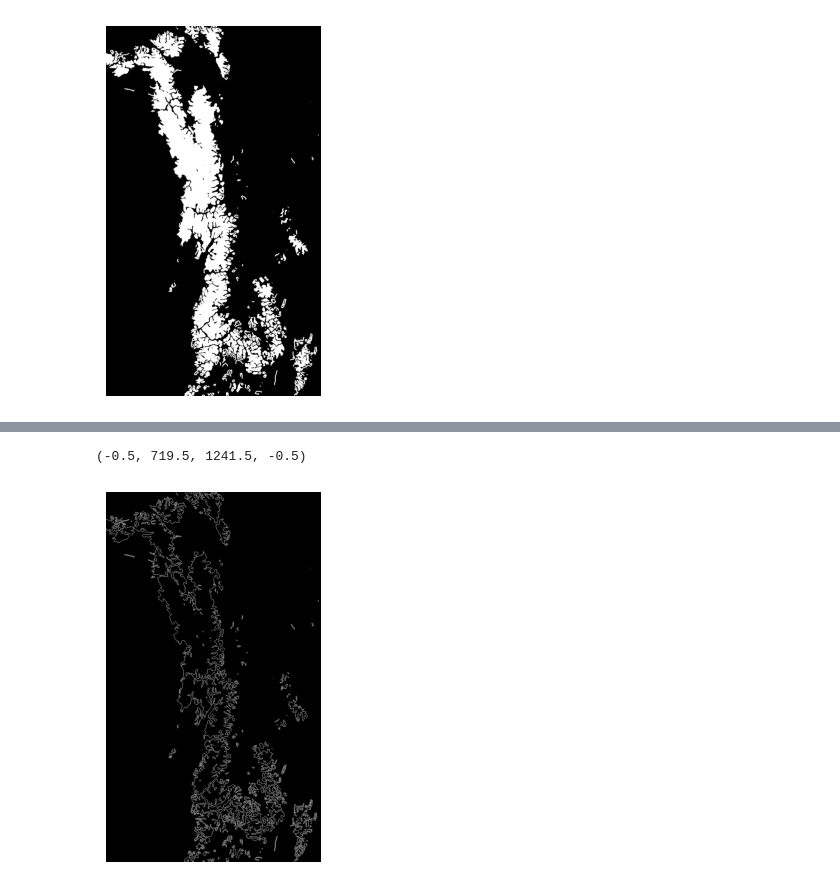
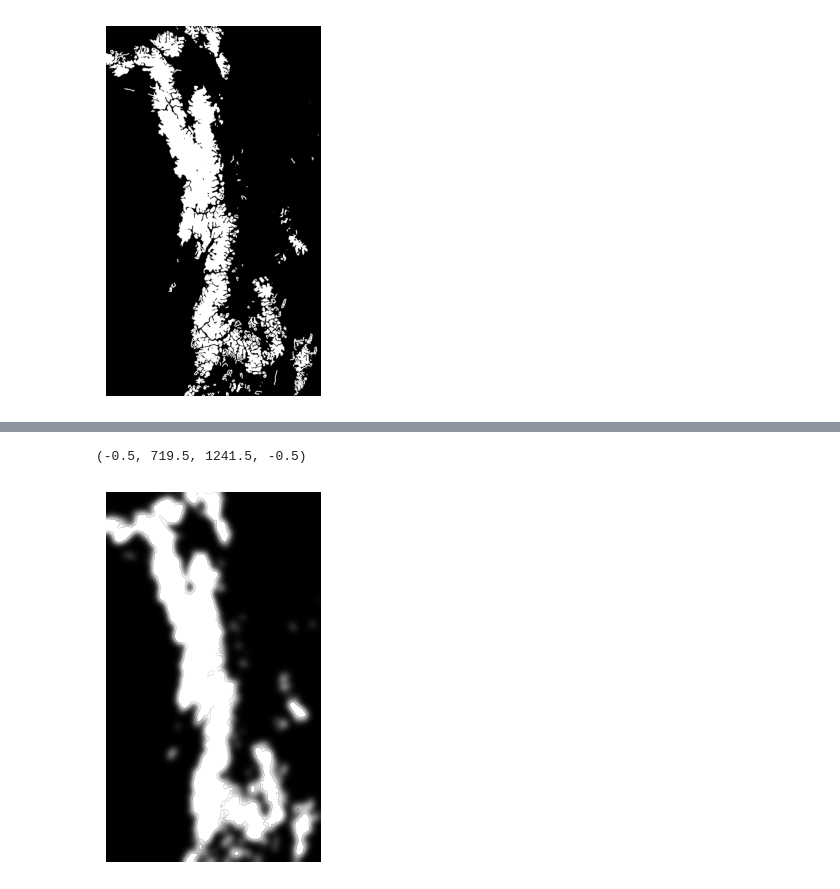
Before and after one commit to harsh125op/waterLevel, a Jupyter notebook: 1_Image_Process_V2.ipynb, the cells around one changed output, grey strips where cells are left out. Saved outputs shown, nothing was run; the diff lists cells and outputs as text; code cells hidden in the pictures.

```diff
--- a/1_Image_Process_V2.ipynb
+++ b/1_Image_Process_V2.ipynb
@@ -245,3 +245,9 @@ plt.axis('off')
 # %% [output]
 (-0.5, 719.5, 1241.5, -0.5)
 [figure]
+# %%
+Gaussian_img = cv2.GaussianBlur(added_image, (75, 75), 0)
+fig, ax = plt.subplots(figsize=(10, 5))
+ax.imshow(Gaussian_img, cmap='gray')
+ax.axis('off')
+plt.show()
@@ -247,0 +256,6 @@ plt.axis('off')
+# %%
+median_img = cv2.medianBlur(added_image, 25)
+fig, ax = plt.subplots(figsize=(10, 5))
+ax.imshow(median_img, cmap='gray')
+ax.axis('off')
+plt.show()
@@ -247,0 +264,6 @@ plt.axis('off')
+# %%
+simple_add = cv2.add(Gaussian_img, median_img)
+fig, ax = plt.subplots(figsize=(10, 5))
+ax.imshow(simple_add, cmap='gray')
+ax.axis('off')
+plt.show()
@@ -248,14 +285,14 @@ plt.axis('off')
 # %%
 y3 = np.array([[0, -1, 0],
-               [-1, 4, -1],
+               [-1, 6, -1],
                [0, -1, 0]])
 
 # Apply the kernel using filter2D
-filtered_img = cv2.filter2D(added_image, -1, y3)
+filtered_img = cv2.filter2D(simple_add, -1, y3)
 plt.imshow(filtered_img,cmap='gray')
 plt.axis('off')
 
 # Shows and proofs proper Bounded Regions
 # %% [output]
 (-0.5, 719.5, 1241.5, -0.5)
-[figure, old version]
+[figure, new version]
```
Also changed, not shown: parts of 4 cells of this notebook, 5 other files.
